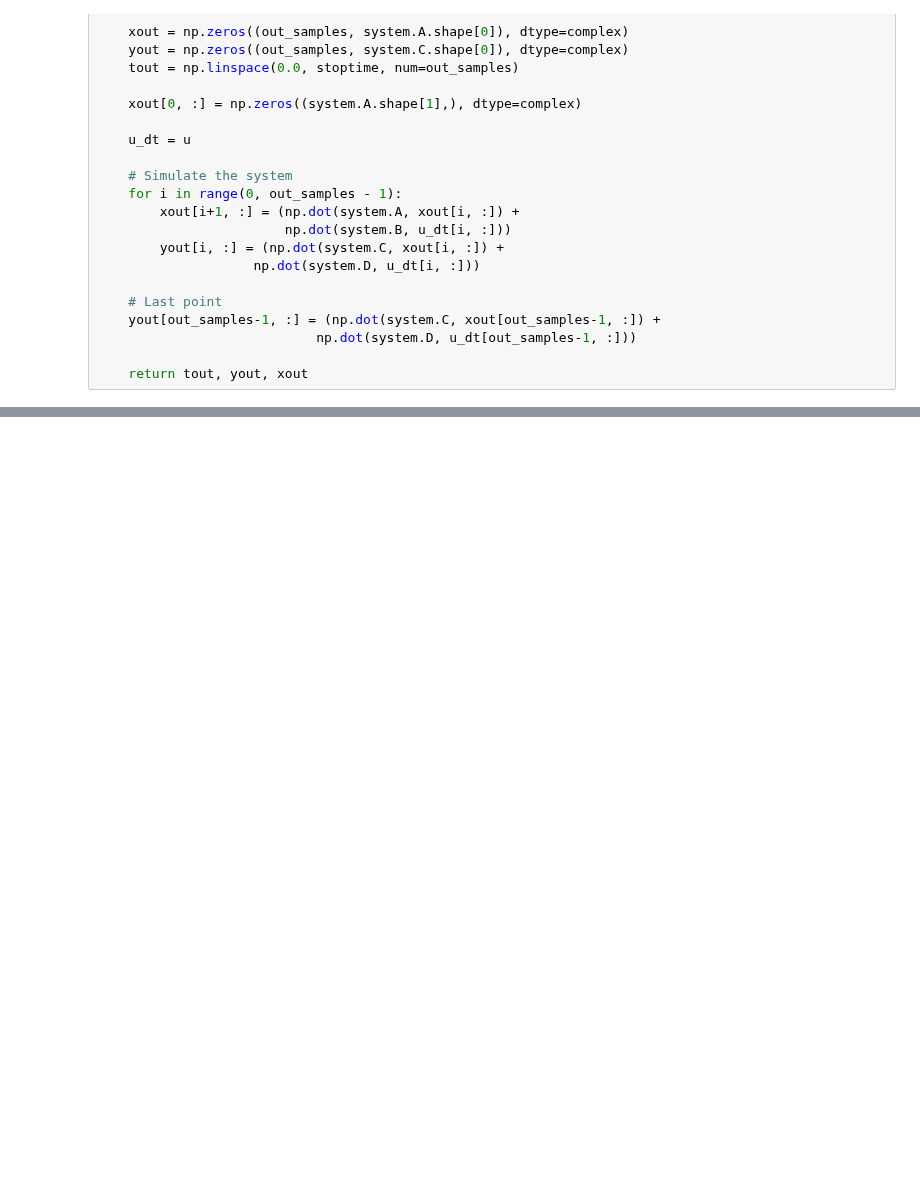
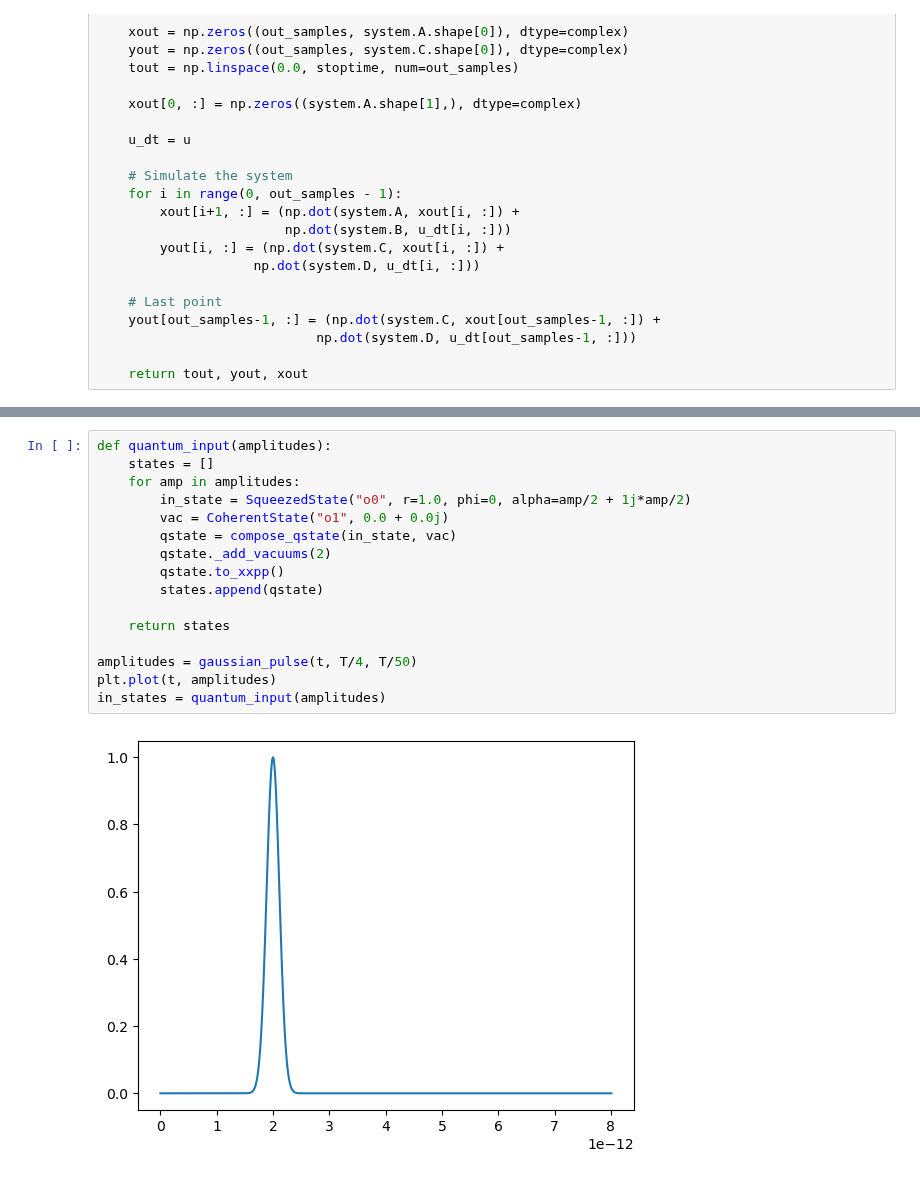
Before and after one commit to BYUCamachoLab/simphony, a Jupyter notebook: examples/Matthew_attempt.ipynb, the cells around one changed output, grey strips where cells are left out. Saved outputs shown, nothing was run; the diff lists cells and outputs as text; blank space fills up the shorter version.

```diff
--- a/examples/Matthew_attempt.ipynb
+++ b/examples/Matthew_attempt.ipynb
@@ -122,0 +200,18 @@ No artists with labels found to put in legend.  Note that artists whose label st
+# %%
+def quantum_input(amplitudes):
+    states = []
+    for amp in amplitudes:
+        in_state = SqueezedState("o0", r=1.0, phi=0, alpha=amp/2 + 1j*amp/2)
+        vac = CoherentState("o1", 0.0 + 0.0j)
+        qstate = compose_qstate(in_state, vac)
+        qstate._add_vacuums(2)
+        qstate.to_xxpp()
+        states.append(qstate)
+
+    return states
+
+amplitudes = gaussian_pulse(t, T/4, T/50)
+plt.plot(t, amplitudes)
+in_states = quantum_input(amplitudes)
+# %% [output]
+[figure, added]
```
Also changed, not shown: parts of 8 cells of this notebook.
